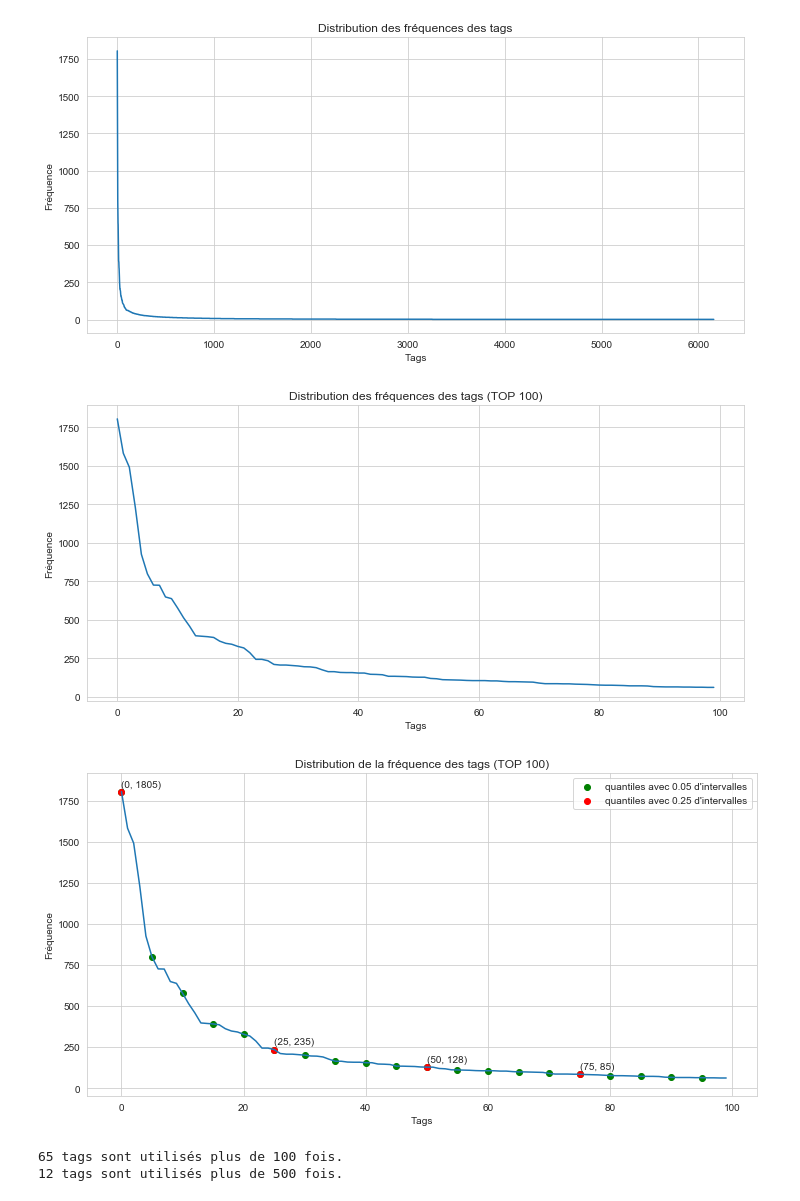
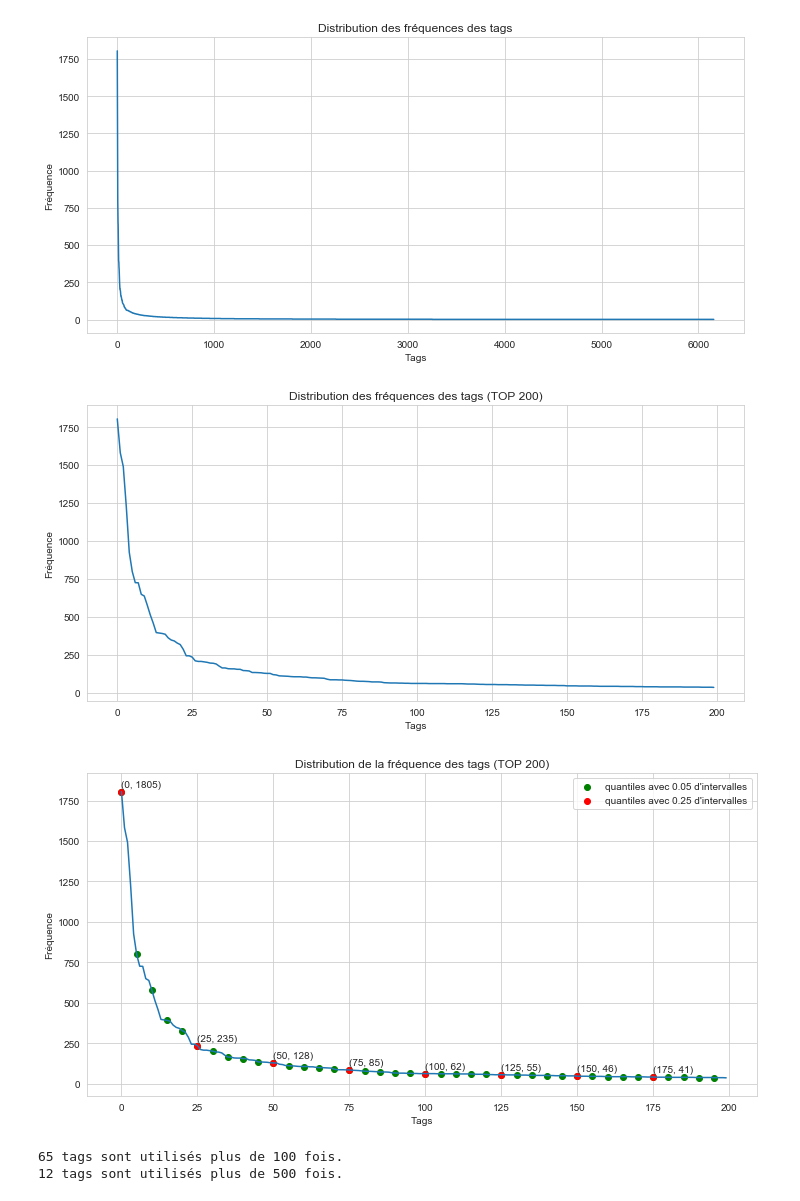
Before and after one commit to Julien-Martin/OC-IML-P5, a Jupyter notebook: EDA.ipynb, the cells around one changed output. Saved outputs shown, nothing was run; the diff lists cells and outputs as text; code cells hidden in the pictures.

```diff
--- a/EDA.ipynb
+++ b/EDA.ipynb
@@ -158,29 +158,29 @@ plt.show()
 [figure]
 # %%
 plt.figure(figsize=(10, 5))
-plt.plot(tag_df_sorted['counts'][0:100].values)
-plt.title("Distribution des fréquences des tags (TOP 100)")
+plt.plot(tag_df_sorted['counts'][0:200].values)
+plt.title("Distribution des fréquences des tags (TOP 200)")
 plt.xlabel("Tags")
 plt.ylabel("Fréquence")
 plt.tight_layout()
 plt.show()
 # %% [output]
-[figure, old version]
+[figure, new version]
 # %%
 plt.figure(figsize=(10, 5))
-plt.plot(tag_df_sorted['counts'][0:100].values)
-plt.scatter(x=np.arange(0, 100, 5), y=tag_df_sorted['counts'][0:100:5], c='g', label="quantiles avec 0.05 d'intervalles")
-plt.scatter(x=np.arange(0, 100, 25), y=tag_df_sorted['counts'][0:100:25], c='r', label="quantiles avec 0.25 d'intervalles")
-for x, y in zip(np.arange(0, 100, 25), tag_df_sorted['counts'][0:100:25]):
+plt.plot(tag_df_sorted['counts'][0:200].values)
+plt.scatter(x=np.arange(0, 200, 5), y=tag_df_sorted['counts'][0:200:5], c='g', label="quantiles avec 0.05 d'intervalles")
+plt.scatter(x=np.arange(0, 200, 25), y=tag_df_sorted['counts'][0:200:25], c='r', label="quantiles avec 0.25 d'intervalles")
+for x, y in zip(np.arange(0, 200, 25), tag_df_sorted['counts'][0:200:25]):
     plt.annotate(s="({}, {})".format(x, y), xy=(x,y), xytext=(x-0.01, y+30))
 plt.tight_layout()
-plt.title("Distribution de la fréquence des tags (TOP 100)")
+plt.title("Distribution de la fréquence des tags (TOP 200)")
 plt.xlabel("Tags")
 plt.ylabel("Fréquence")
 plt.legend()
 plt.show()
 # %% [output]
-[figure, old version]
+[figure, new version]
 # %%
 print("{} tags sont utilisés plus de 100 fois.".format(tag_df_sorted[tag_df_sorted["counts"] > 100].shape[0]))
 print("{} tags sont utilisés plus de 500 fois.".format(tag_df_sorted[tag_df_sorted["counts"] > 500].shape[0]))
```
Also changed, not shown: parts of 40 cells of this notebook, 1 other file.
